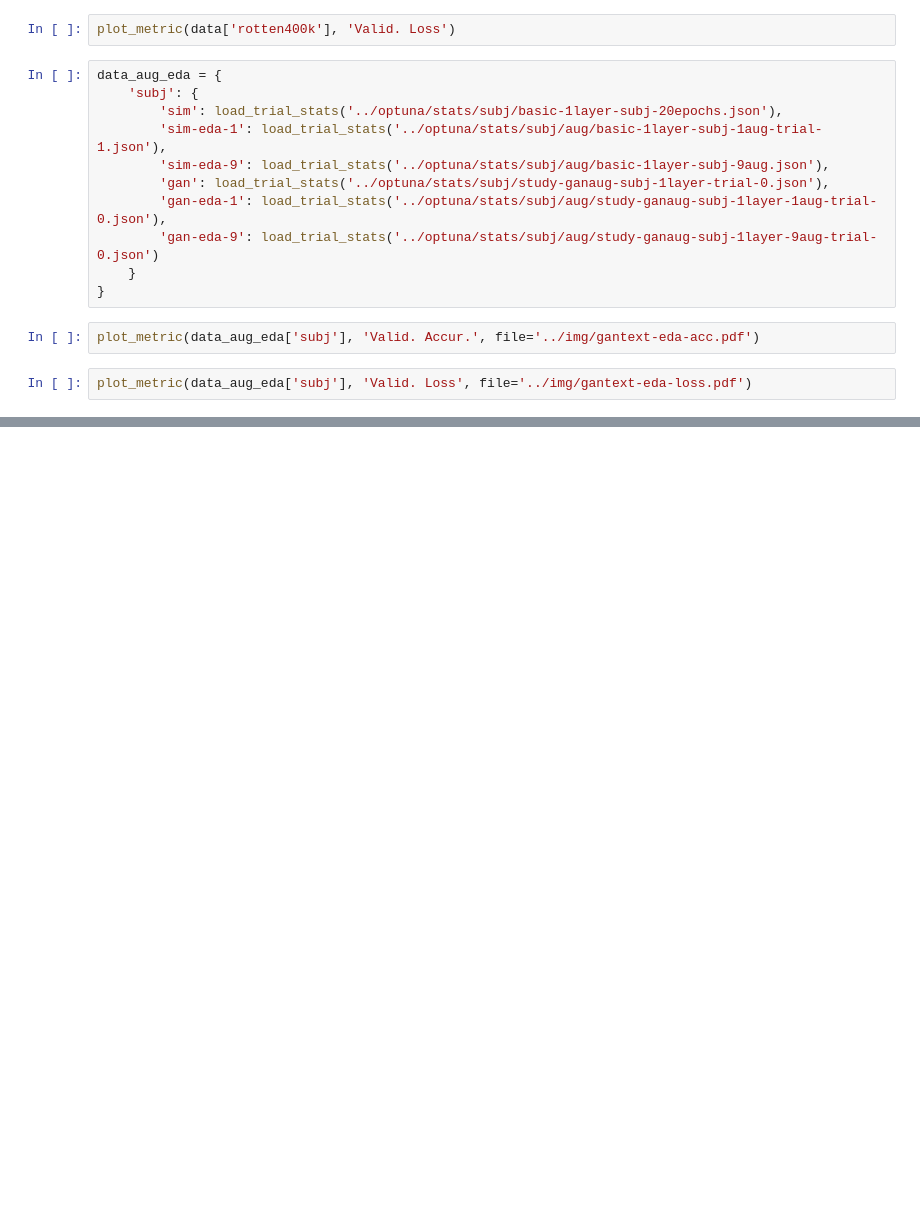
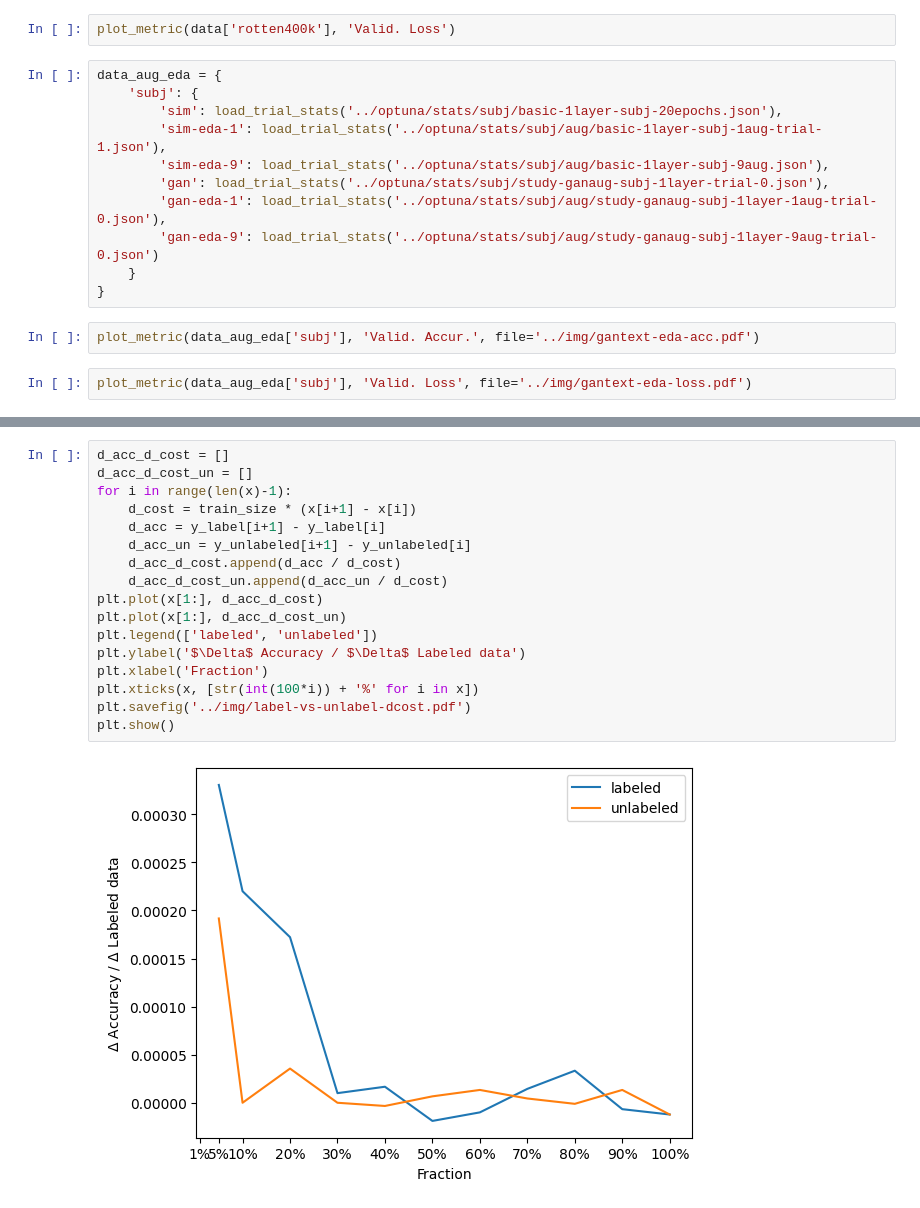
Before and after one commit to popop12342/mestrado-exp, a Jupyter notebook: gan_aug/notebooks/result_analysis.ipynb, the cells around one changed output, grey strips where cells are left out. Saved outputs shown, nothing was run; the diff lists cells and outputs as text; blank space fills up the shorter version.

```diff
--- a/gan_aug/notebooks/result_analysis.ipynb
+++ b/gan_aug/notebooks/result_analysis.ipynb
@@ -83,0 +105,19 @@ plt.show()
+# %%
+d_acc_d_cost = []
+d_acc_d_cost_un = []
+for i in range(len(x)-1):
+    d_cost = train_size * (x[i+1] - x[i])
+    d_acc = y_label[i+1] - y_label[i]
+    d_acc_un = y_unlabeled[i+1] - y_unlabeled[i]
+    d_acc_d_cost.append(d_acc / d_cost)
+    d_acc_d_cost_un.append(d_acc_un / d_cost)
+plt.plot(x[1:], d_acc_d_cost)
+plt.plot(x[1:], d_acc_d_cost_un)
+plt.legend(['labeled', 'unlabeled'])
+plt.ylabel('$\Delta$ Accuracy / $\Delta$ Labeled data')
+plt.xlabel('Fraction')
+plt.xticks(x, [str(int(100*i)) + '%' for i in x])
+plt.savefig('../img/label-vs-unlabel-dcost.pdf')
+plt.show()
+# %% [output]
+[figure, added]
```
Also changed, not shown: parts of 3 cells of this notebook, 6 other files.
